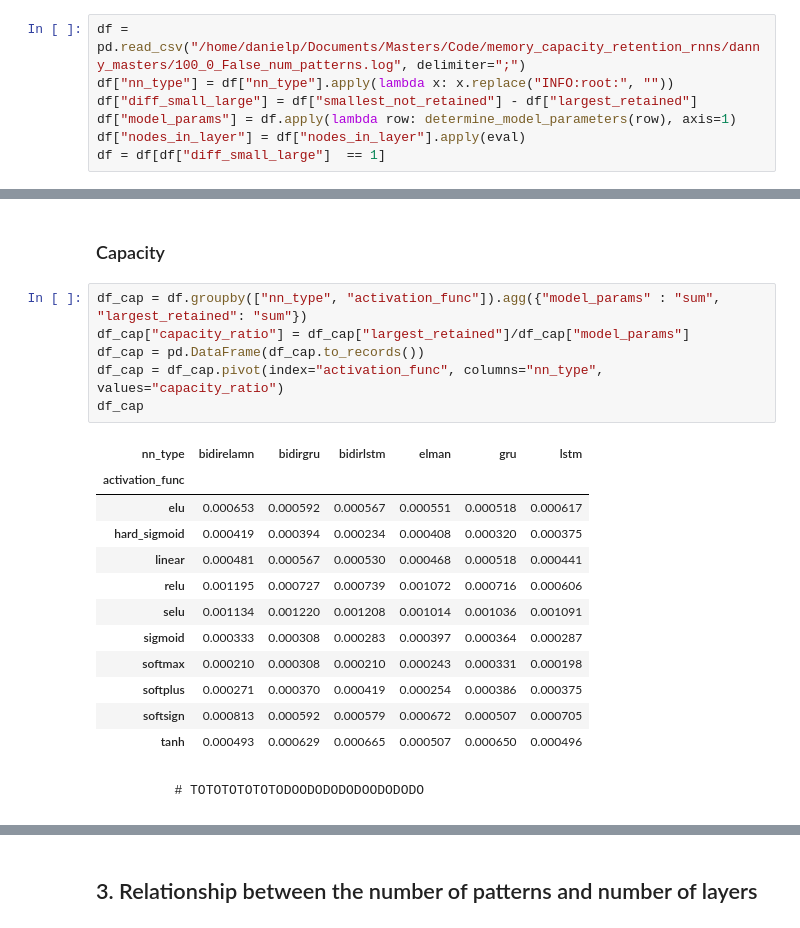
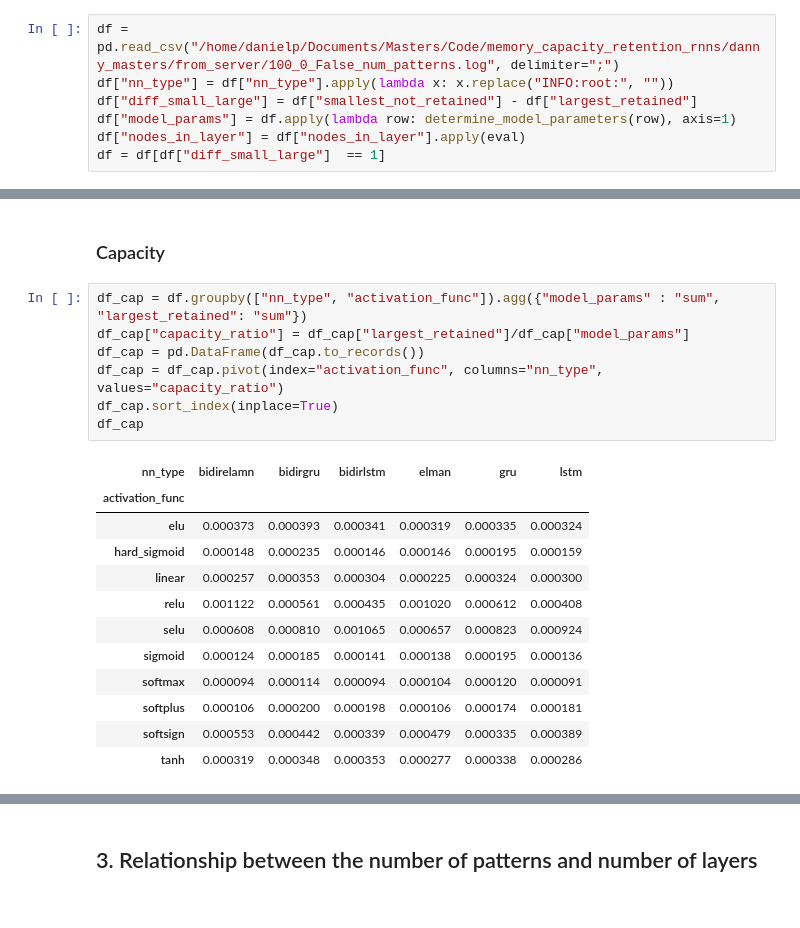
Before and after one commit to thesneakysneak/memory_capacity_retention_rnns, a Jupyter notebook: Notebooks/ExperimentV2/ExperimentAnalysisNumPatternsV2.ipynb, the cells around one changed output, grey strips where cells are left out. Drawn from its saved outputs; the diff is of its cells as text.

```diff
--- a/Notebooks/ExperimentV2/ExperimentAnalysisNumPatternsV2.ipynb
+++ b/Notebooks/ExperimentV2/ExperimentAnalysisNumPatternsV2.ipynb
@@ -61,7 +63,7 @@ def determine_model_parameters(row):
         return sum(nodes_in_layers) *9
     return sum(nodes_in_layers) * 3
 # %%
-df = pd.read_csv("/home/danielp/Documents/Masters/Code/memory_capacity_retention_rnns/danny_masters/100_0_False_num_patterns.log", delimiter=";")
+df = pd.read_csv("/home/danielp/Documents/Masters/Code/memory_capacity_retention_rnns/danny_masters/from_server/100_0_False_num_patterns.log", delimiter=";")
 df["nn_type"] = df["nn_type"].apply(lambda x: x.replace("INFO:root:", ""))
 df["diff_small_large"] = df["smallest_not_retained"] - df["largest_retained"]
 df["model_params"] = df.apply(lambda row: determine_model_parameters(row), axis=1)
@@ -284,21 +483,20 @@ df_correlation_matrix
 # %%
 df_cap = df.groupby(["nn_type", "activation_func"]).agg({"model_params" : "sum", "largest_retained": "sum"})
 df_cap["capacity_ratio"] = df_cap["largest_retained"]/df_cap["model_params"]
 df_cap = pd.DataFrame(df_cap.to_records())
 df_cap = df_cap.pivot(index="activation_func", columns="nn_type", values="capacity_ratio")
+df_cap.sort_index(inplace=True)
 df_cap
 # %% [output]
 | nn_type | bidirelamn | bidirgru | bidirlstm | elman | gru | lstm |
 | activation_func |  |  |  |  |  |  |
-| elu | 0.000653 | 0.000592 | 0.000567 | 0.000551 | 0.000518 | 0.000617 |
-| hard_sigmoid | 0.000419 | 0.000394 | 0.000234 | 0.000408 | 0.000320 | 0.000375 |
-| linear | 0.000481 | 0.000567 | 0.000530 | 0.000468 | 0.000518 | 0.000441 |
-| relu | 0.001195 | 0.000727 | 0.000739 | 0.001072 | 0.000716 | 0.000606 |
-| selu | 0.001134 | 0.001220 | 0.001208 | 0.001014 | 0.001036 | 0.001091 |
-| sigmoid | 0.000333 | 0.000308 | 0.000283 | 0.000397 | 0.000364 | 0.000287 |
-| softmax | 0.000210 | 0.000308 | 0.000210 | 0.000243 | 0.000331 | 0.000198 |
-| softplus | 0.000271 | 0.000370 | 0.000419 | 0.000254 | 0.000386 | 0.000375 |
-| softsign | 0.000813 | 0.000592 | 0.000579 | 0.000672 | 0.000507 | 0.000705 |
-| tanh | 0.000493 | 0.000629 | 0.000665 | 0.000507 | 0.000650 | 0.000496 |
+| elu | 0.000373 | 0.000393 | 0.000341 | 0.000319 | 0.000335 | 0.000324 |
+| hard_sigmoid | 0.000148 | 0.000235 | 0.000146 | 0.000146 | 0.000195 | 0.000159 |
+| linear | 0.000257 | 0.000353 | 0.000304 | 0.000225 | 0.000324 | 0.000300 |
+| relu | 0.001122 | 0.000561 | 0.000435 | 0.001020 | 0.000612 | 0.000408 |
+| selu | 0.000608 | 0.000810 | 0.001065 | 0.000657 | 0.000823 | 0.000924 |
+| sigmoid | 0.000124 | 0.000185 | 0.000141 | 0.000138 | 0.000195 | 0.000136 |
+| softmax | 0.000094 | 0.000114 | 0.000094 | 0.000104 | 0.000120 | 0.000091 |
+| softplus | 0.000106 | 0.000200 | 0.000198 | 0.000106 | 0.000174 | 0.000181 |
+| softsign | 0.000553 | 0.000442 | 0.000339 | 0.000479 | 0.000335 | 0.000389 |
+| tanh | 0.000319 | 0.000348 | 0.000353 | 0.000277 | 0.000338 | 0.000286 |
-# %% [markdown]
-            # TOTOTOTOTOTODOODODODODOODODODO
```
Also changed, not shown: parts of 31 cells of this notebook, 49 other files.
